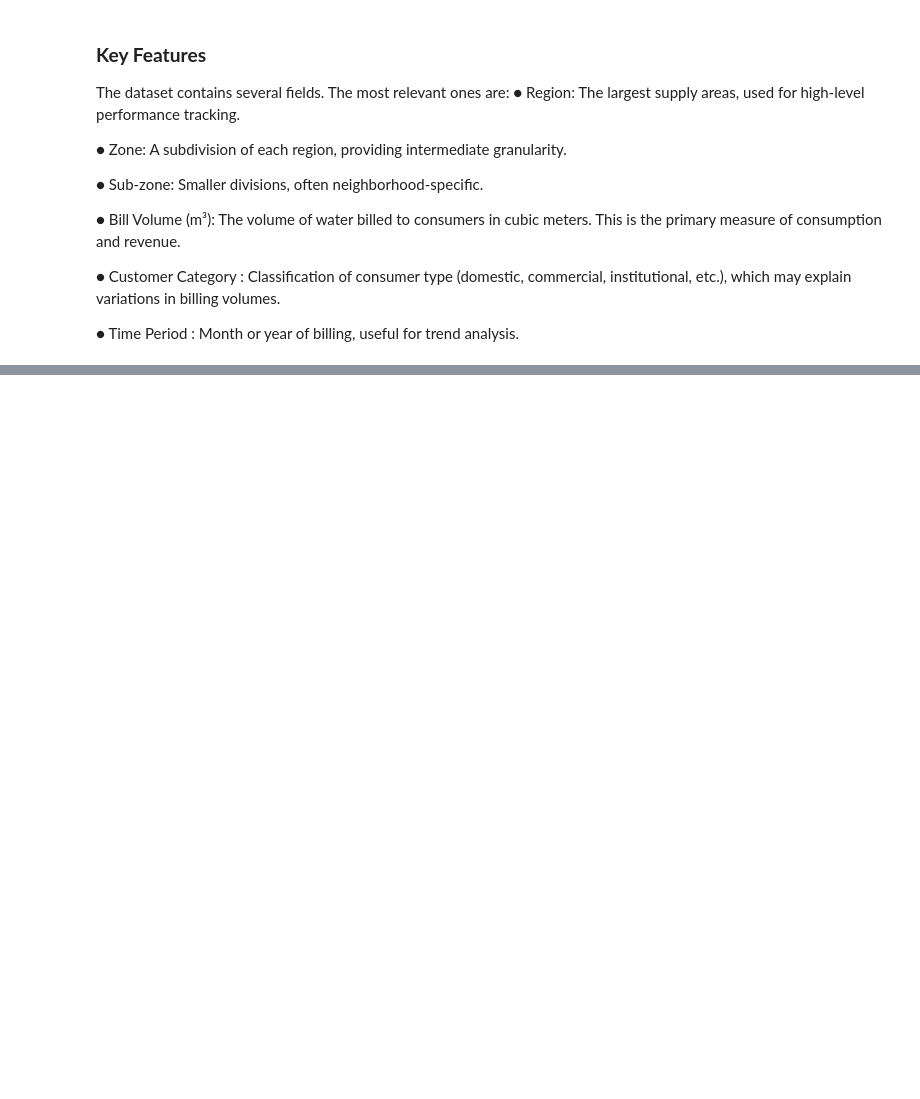
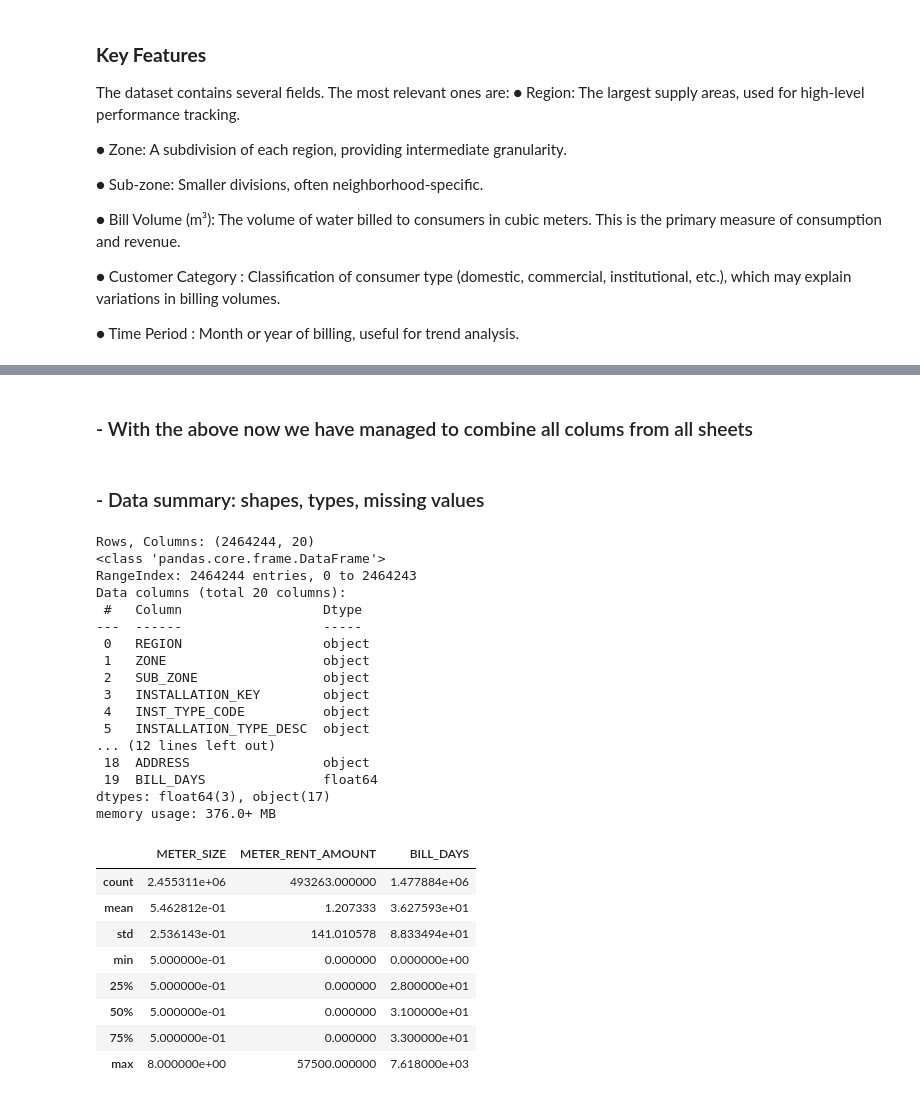
Before and after one commit to Assesa44/water-loss-reduction-through-smart-metering, a Jupyter notebook: Notebooks/Final/nairobi_water_loss.ipynb, the cells around one changed output, grey strips where cells are left out. Saved outputs shown, nothing was run; the diff lists cells and outputs as text; code cells hidden in the pictures; blank space fills up the shorter version.

```diff
--- a/Notebooks/Final/nairobi_water_loss.ipynb
+++ b/Notebooks/Final/nairobi_water_loss.ipynb
@@ -247,0 +290,26 @@ The dataset contains several fields. The most relevant ones are:
+# %%
+# Column mapping for renaming
+column_mapping = {
+    "CVSTALLATION_KEY": "INSTALLATION_KEY",
+    "REGION_AD": "REGION",
+    "ZONE_AD": "ZONE",
+    "SUB_ZONE_AD": "SUB_ZONE"
+}
+
+# Read and clean all sheets
+dfs = []
+for sheet in xls.sheet_names:
+    df = pd.read_excel(file_path, sheet_name=sheet)
+
+    # Strip whitespace from column names
+    df.columns = df.columns.str.strip()
+    # Standardize column names
+    df = df.rename(columns=column_mapping)
+    dfs.append(df)
+
+# Merge all sheets, keeping all columns
+combined_df = pd.concat(dfs, ignore_index=True, sort=False)
+
+print("Final shape:", combined_df.shape)
+print("Columns:", combined_df.columns.tolist())
+print(combined_df.head())
@@ -247,0 +334,40 @@ The dataset contains several fields. The most relevant ones are:
+# %% [markdown]
+### - With the above now we have managed to combine all colums from all sheets
+# %% [markdown]
+### -  Data summary: shapes, types, missing values
+# %%
+# Shape of the dataset
+print("Rows, Columns:", combined_df.shape)
+
+# Data types and non-null values
+combined_df.info()
+
+# Summary stats for numerical columns
+combined_df.describe()
+# %% [output]
+Rows, Columns: (2464244, 20)
+<class 'pandas.core.frame.DataFrame'>
+RangeIndex: 2464244 entries, 0 to 2464243
+Data columns (total 20 columns):
+ #   Column                  Dtype
+---  ------                  -----
+ 0   REGION                  object
+ 1   ZONE                    object
+ 2   SUB_ZONE                object
+ 3   INSTALLATION_KEY        object
+ 4   INST_TYPE_CODE          object
+ 5   INSTALLATION_TYPE_DESC  object
+... (12 lines left out)
+ 18  ADDRESS                 object
+ 19  BILL_DAYS               float64
+dtypes: float64(3), object(17)
+memory usage: 376.0+ MB
+|  | METER_SIZE | METER_RENT_AMOUNT | BILL_DAYS |
+| count | 2.455311e+06 | 493263.000000 | 1.477884e+06 |
+| mean | 5.462812e-01 | 1.207333 | 3.627593e+01 |
+| std | 2.536143e-01 | 141.010578 | 8.833494e+01 |
+| min | 5.000000e-01 | 0.000000 | 0.000000e+00 |
+| 25% | 5.000000e-01 | 0.000000 | 2.800000e+01 |
+| 50% | 5.000000e-01 | 0.000000 | 3.100000e+01 |
+| 75% | 5.000000e-01 | 0.000000 | 3.300000e+01 |
+| max | 8.000000e+00 | 57500.000000 | 7.618000e+03 |
```
Also changed, not shown: parts of 17 cells of this notebook.
